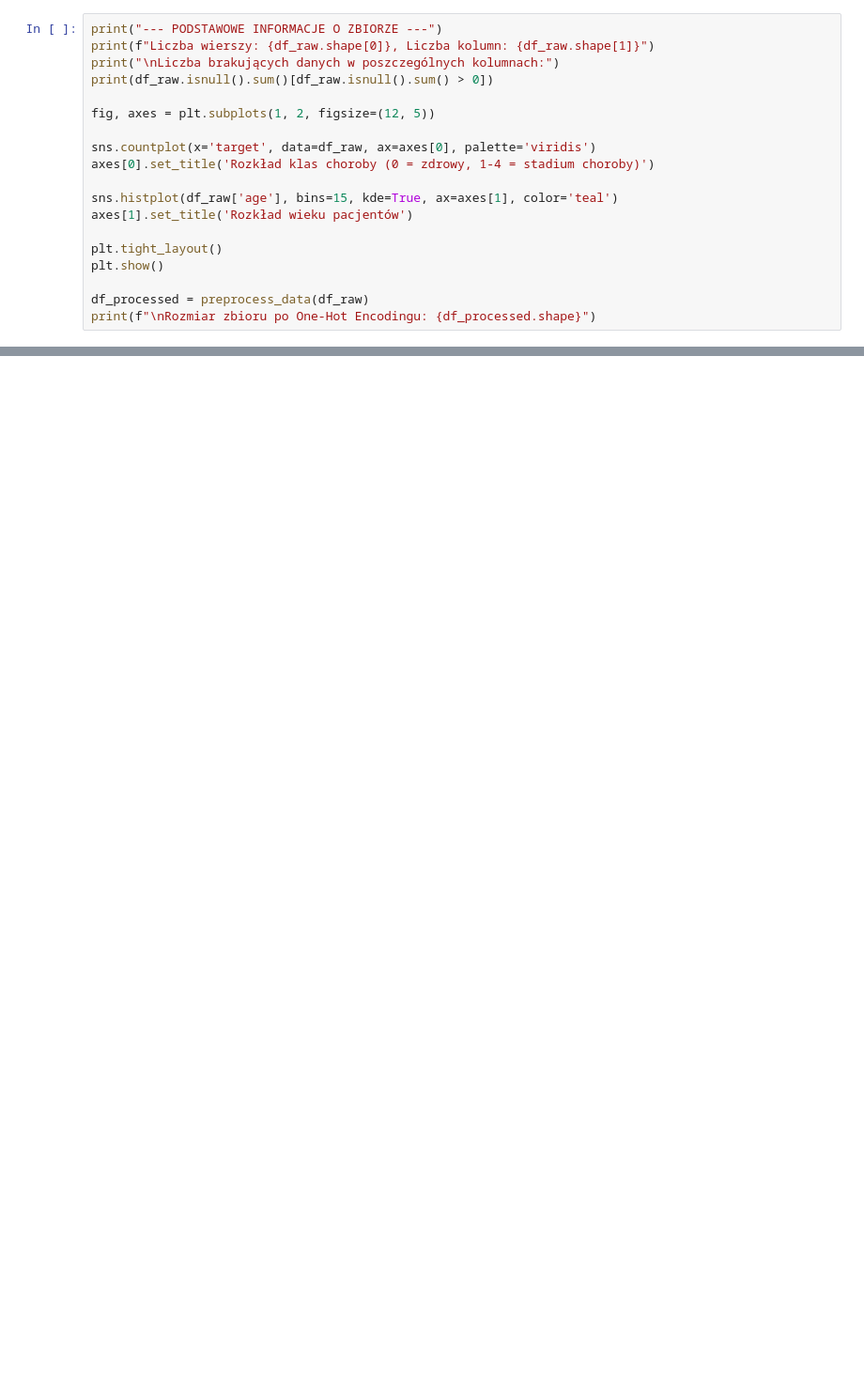
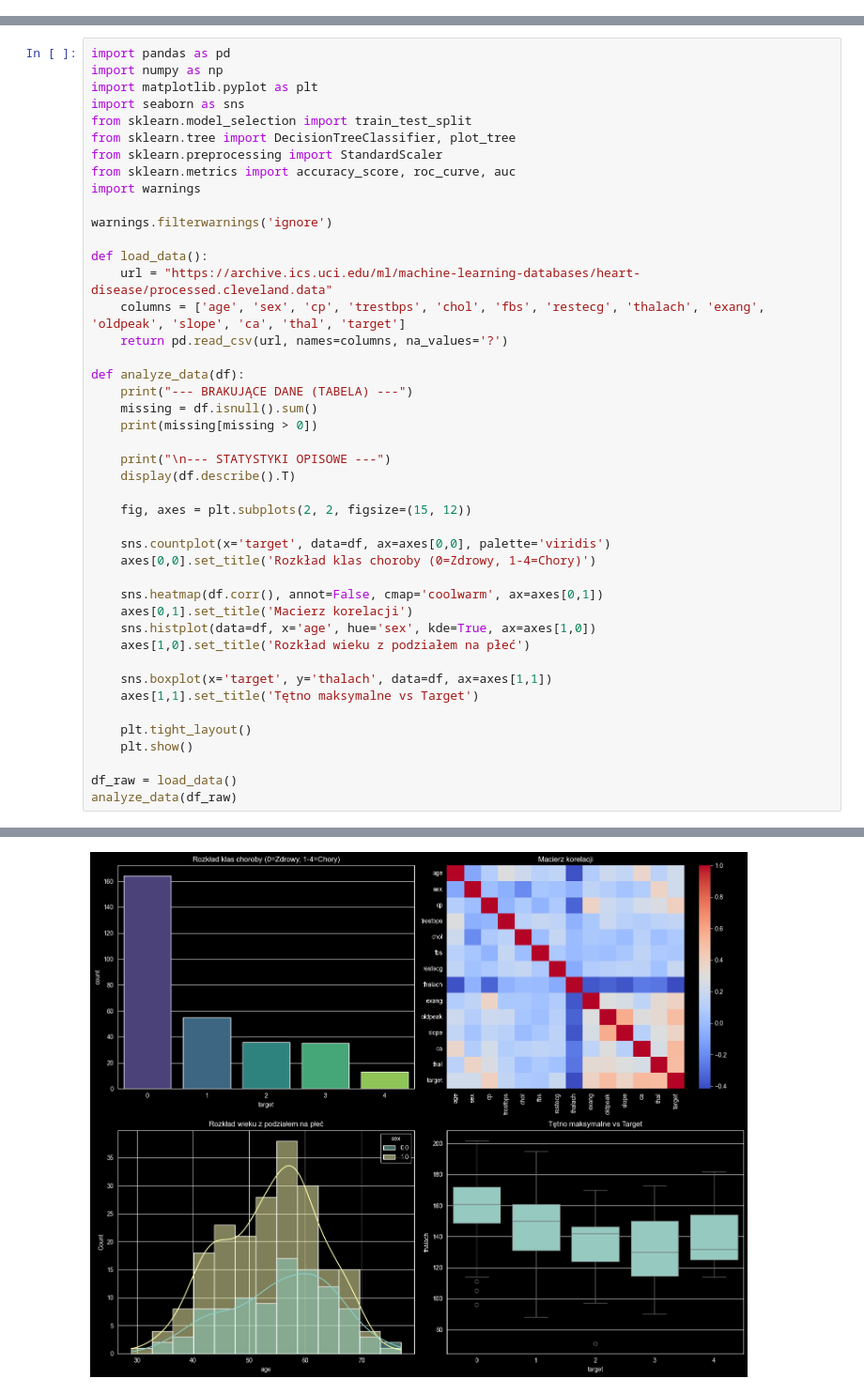
Before and after one commit to Krystian-0/PMN-26L-Iris-KMeans, a Jupyter notebook: Task_2/analiza_serca.ipynb, the cells around one changed output, grey strips where cells are left out. Shown at 94% size. Cells and saved outputs as stored; diff of their text form; blank space fills up the shorter version.

```diff
--- a/Task_2/analiza_serca.ipynb
+++ b/Task_2/analiza_serca.ipynb
@@ -59,19 +0,0 @@ Zanim przejdziemy do uczenia modelu, zbadamy rozkład naszych danych. Sprawdzimy
-# %%
-print("--- PODSTAWOWE INFORMACJE O ZBIORZE ---")
-print(f"Liczba wierszy: {df_raw.shape[0]}, Liczba kolumn: {df_raw.shape[1]}")
-print("\nLiczba brakujących danych w poszczególnych kolumnach:")
-print(df_raw.isnull().sum()[df_raw.isnull().sum() > 0])
-
-fig, axes = plt.subplots(1, 2, figsize=(12, 5))
-
-sns.countplot(x='target', data=df_raw, ax=axes[0], palette='viridis')
-axes[0].set_title('Rozkład klas choroby (0 = zdrowy, 1-4 = stadium choroby)')
-
-sns.histplot(df_raw['age'], bins=15, kde=True, ax=axes[1], color='teal')
-axes[1].set_title('Rozkład wieku pacjentów')
-
-plt.tight_layout()
-plt.show()
-
-df_processed = preprocess_data(df_raw)
-print(f"\nRozmiar zbioru po One-Hot Encodingu: {df_processed.shape}")
@@ -141,0 +15,45 @@ Na koniec wytrenujemy model z optymalnym parametrem i wykreślimy **krzywą ROC*
+# %%
+import pandas as pd
+import numpy as np
+import matplotlib.pyplot as plt
+import seaborn as sns
+from sklearn.model_selection import train_test_split
+from sklearn.tree import DecisionTreeClassifier, plot_tree
+from sklearn.preprocessing import StandardScaler
+from sklearn.metrics import accuracy_score, roc_curve, auc
+import warnings
+
+warnings.filterwarnings('ignore')
+
+def load_data():
+    url = "https://archive.ics.uci.edu/ml/machine-learning-databases/heart-disease/processed.cleveland.data"
+    columns = ['age', 'sex', 'cp', 'trestbps', 'chol', 'fbs', 'restecg', 'thalach', 'exang', 'oldpeak', 'slope', 'ca', 'thal', 'target']
+    return pd.read_csv(url, names=columns, na_values='?')
+
+def analyze_data(df):
+    print("--- BRAKUJĄCE DANE (TABELA) ---")
+    missing = df.isnull().sum()
+    print(missing[missing > 0])
+
+    print("\n--- STATYSTYKI OPISOWE ---")
+    display(df.describe().T)
+
+    fig, axes = plt.subplots(2, 2, figsize=(15, 12))
+
+    sns.countplot(x='target', data=df, ax=axes[0,0], palette='viridis')
+    axes[0,0].set_title('Rozkład klas choroby (0=Zdrowy, 1-4=Chory)')
+
+    sns.heatmap(df.corr(), annot=False, cmap='coolwarm', ax=axes[0,1])
+    axes[0,1].set_title('Macierz korelacji')
+    sns.histplot(data=df, x='age', hue='sex', kde=True, ax=axes[1,0])
+    axes[1,0].set_title('Rozkład wieku z podziałem na płeć')
+
+    sns.boxplot(x='target', y='thalach', data=df, ax=axes[1,1])
+    axes[1,1].set_title('Tętno maksymalne vs Target')
+
+    plt.tight_layout()
+    plt.show()
+
+df_raw = load_data()
+analyze_data(df_raw)
+# %% [output]
@@ -141,0 +81 @@ Na koniec wytrenujemy model z optymalnym parametrem i wykreślimy **krzywą ROC*
+[figure, added]
```
Also changed, not shown: parts of 17 cells of this notebook, 1 other file.
